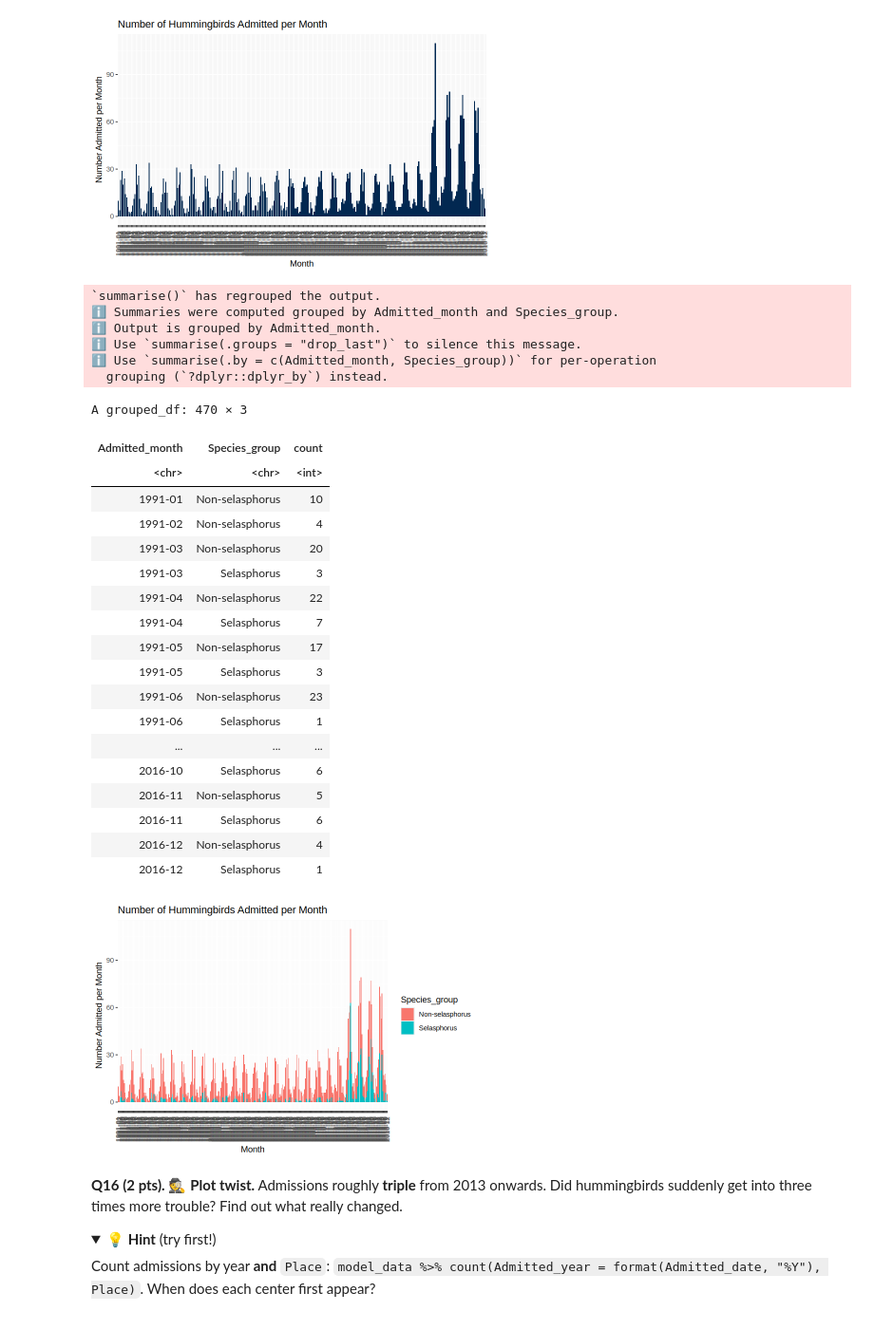
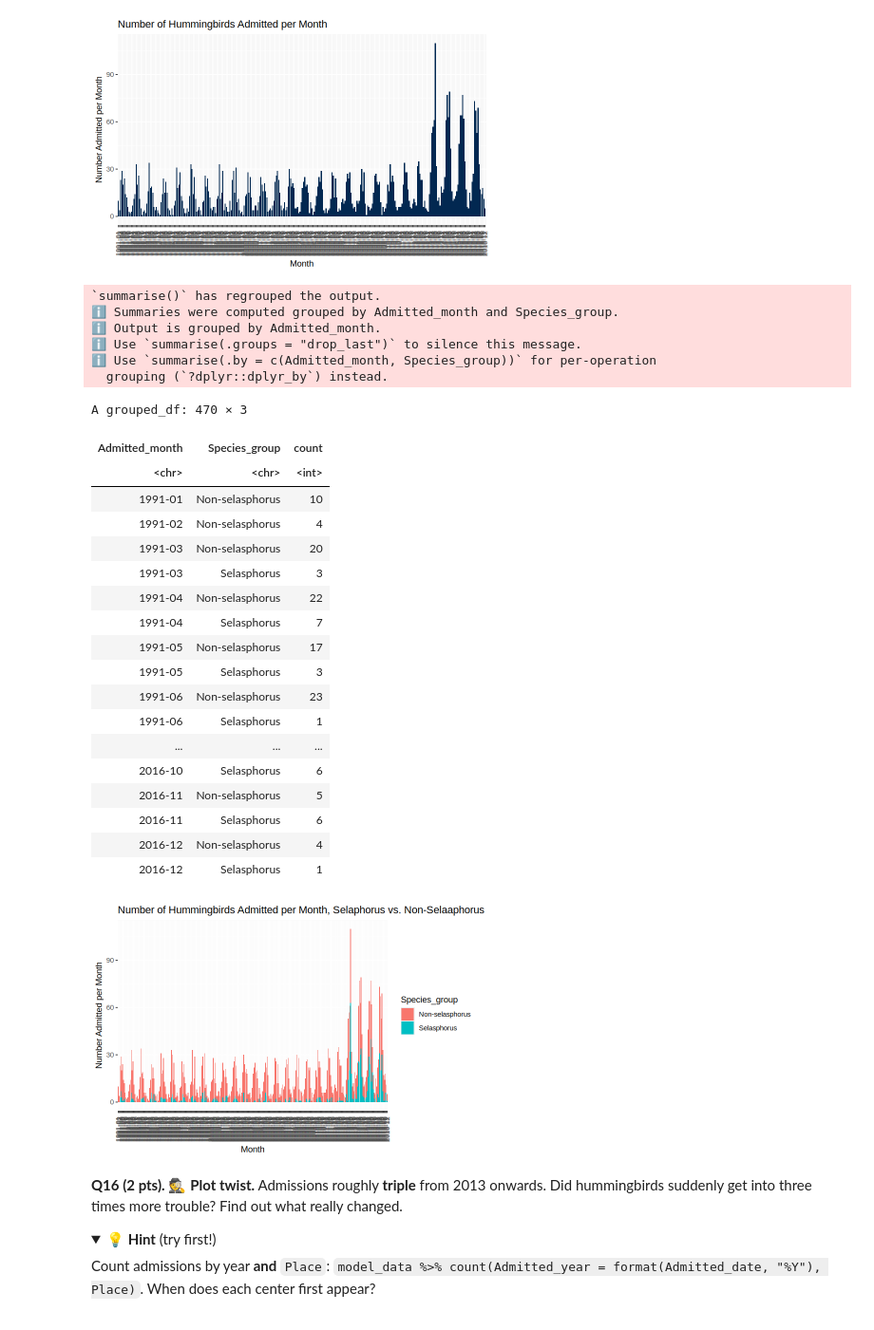
Before and after one commit to jesscoe3/MPM_200_Coe, a Jupyter notebook: Notebooks/261116_assignment_1_will__hummers_survive_JCoe.ipynb, the cells around one changed output. Shown at 95% size. Drawn from its saved outputs; the diff is of its cells as text; code cells hidden in the pictures; folded sections open.

```diff
--- a/Notebooks/261116_assignment_1_will__hummers_survive_JCoe.ipynb
+++ b/Notebooks/261116_assignment_1_will__hummers_survive_JCoe.ipynb
@@ -467,6 +453,7 @@ ggplot(admissions_by_month, aes(x = Admitted_month, y = count)) +
 [figure]
 [figure]
 # %%
+#This code is for the GitHub assingment
 admissions_by_month <- model_data %>%
   mutate(Admitted_month = format(Admitted, "%Y-%m")) %>%
   group_by(Admitted_month,Species_group) %>%
@@ -477,35 +464,35 @@ ggplot(admissions_by_month, aes(x = Admitted_month, y = count, fill=Species_grou
   geom_col() +
   xlab("Month") +
   ylab("Number Admitted per Month") +
-  labs(title = "Number of Hummingbirds Admitted per Month") +
+  labs(title = "Number of Hummingbirds Admitted per Month, Selaphorus vs. Non-Selaaphorus") +
   theme(axis.text.x = element_text(angle = 90, vjust = 0.5))
 # %% [output]
 `summarise()` has regrouped the output.
 ℹ Summaries were computed grouped by Admitted_month and Species_group.
 ℹ Output is grouped by Admitted_month.
 ℹ Use `summarise(.groups = "drop_last")` to silence this message.
 ℹ Use `summarise(.by = c(Admitted_month, Species_group))` for per-operation
   grouping (`?dplyr::dplyr_by`) instead.
 A grouped_df: 470 × 3
 | Admitted_month | Species_group | count |
 | <chr> | <chr> | <int> |
 | 1991-01 | Non-selasphorus | 10 |
 | 1991-02 | Non-selasphorus | 4 |
 | 1991-03 | Non-selasphorus | 20 |
 | 1991-03 | Selasphorus | 3 |
 | 1991-04 | Non-selasphorus | 22 |
 | 1991-04 | Selasphorus | 7 |
 | 1991-05 | Non-selasphorus | 17 |
 | 1991-05 | Selasphorus | 3 |
 | 1991-06 | Non-selasphorus | 23 |
 | 1991-06 | Selasphorus | 1 |
 | ... | ... | ... |
 | 2016-10 | Selasphorus | 6 |
 | 2016-11 | Non-selasphorus | 5 |
 | 2016-11 | Selasphorus | 6 |
 | 2016-12 | Non-selasphorus | 4 |
 | 2016-12 | Selasphorus | 1 |
-[figure, old version]
+[figure, new version]
 # %% [markdown]
 **Q16 (2 pts).** 🕵️ **Plot twist.** Admissions roughly **triple** from 2013 onwards. Did hummingbirds suddenly get into three times more trouble? Find out what really changed.
 
```
Also changed, not shown: parts of 25 cells of this notebook.
